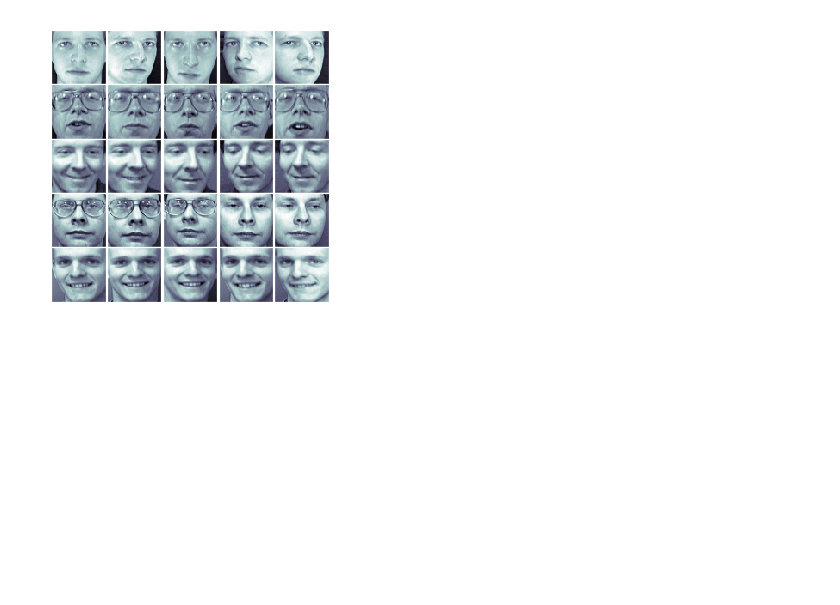
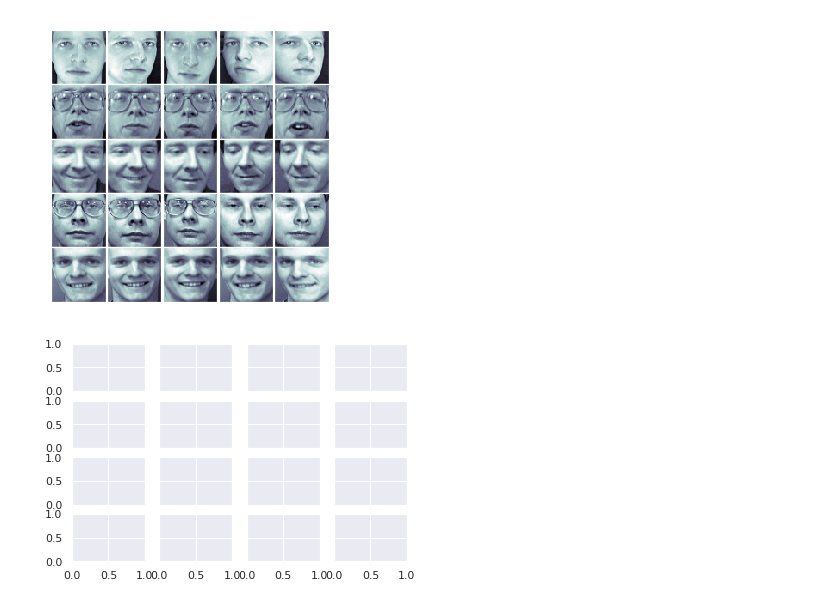
Before and after one commit to thimi0412/PythonDataScinence, a Jupyter notebook: matplotlib-pra/scale.ipynb, the cells around one changed output. Cells and saved outputs as stored; diff of their text form; code cells hidden in the pictures; blank space fills up the shorter version.

```diff
--- a/matplotlib-pra/scale.ipynb
+++ b/matplotlib-pra/scale.ipynb
@@ -44,3 +44,7 @@ for i in range(5):
         ax[i, j].imshow(face[10*i + j], cmap='bone')
 # %% [output]
 [figure]
+# %%
+fig, ax = plt.subplots(4, 4, sharex=True, sharey=True)
+# %% [output]
+[figure, added]
```
Also changed, not shown: parts of 7 cells of this notebook.
